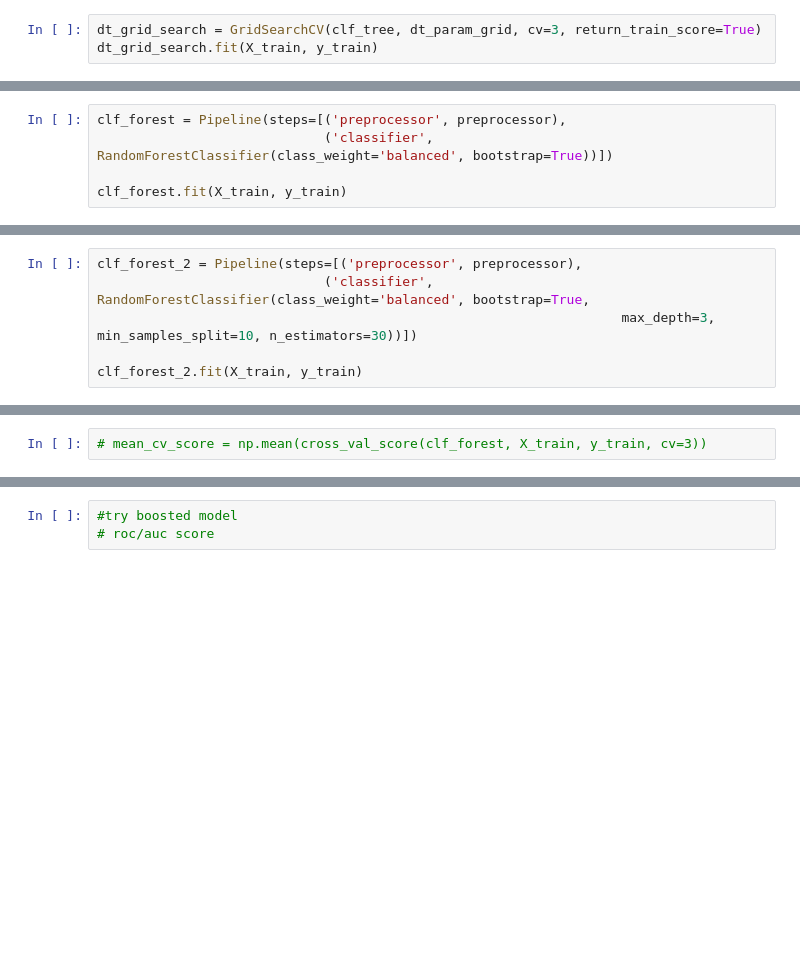
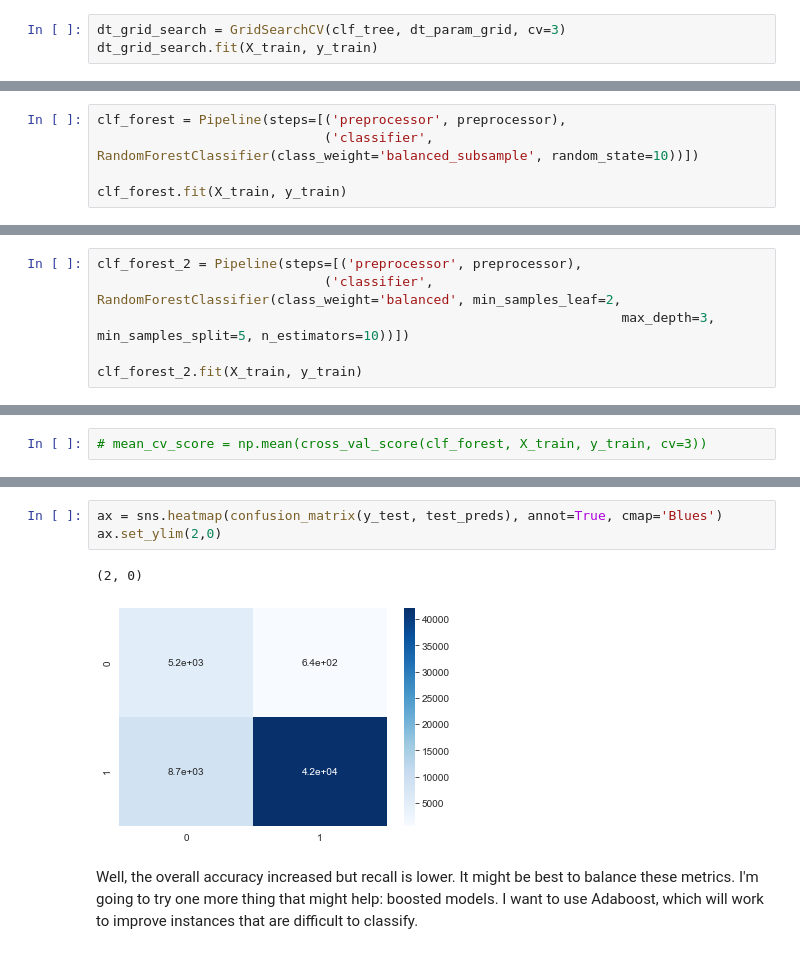
Before and after one commit to christisarv/tropical-storm-classification-project, a Jupyter notebook: Data Classification_Predicting Tropical Storms.ipynb, the cells around one changed output, grey strips where cells are left out. Cells and saved outputs as stored; diff of their text form; blank space fills up the shorter version.

```diff
--- a/Data Classification_Predicting Tropical Storms.ipynb
+++ b/Data Classification_Predicting Tropical Storms.ipynb
@@ -428,7 +451,7 @@ dt_param_grid = {
     'classifier__min_samples_leaf': [4, 6, 8]
 }
 # %%
-dt_grid_search = GridSearchCV(clf_tree, dt_param_grid, cv=3, return_train_score=True)
+dt_grid_search = GridSearchCV(clf_tree, dt_param_grid, cv=3)
 dt_grid_search.fit(X_train, y_train)
 # %% [output]
 GridSearchCV(cv=3,
@@ -523,6 +552,6 @@ This still doesn't look great and the scores aren't amazing. I'm going to try a
 # %%
 clf_forest = Pipeline(steps=[('preprocessor', preprocessor),
-                             ('classifier', RandomForestClassifier(class_weight='balanced', bootstrap=True))])
+                             ('classifier', RandomForestClassifier(class_weight='balanced_subsample', random_state=10))])
 
 clf_forest.fit(X_train, y_train)
 # %% [output]
@@ -584,7 +614,7 @@ rf_grid_search.best_params_
 # %%
 clf_forest_2 = Pipeline(steps=[('preprocessor', preprocessor),
-                             ('classifier', RandomForestClassifier(class_weight='balanced', bootstrap=True,
-                                                                   max_depth=3, min_samples_split=10, n_estimators=30))])
+                             ('classifier', RandomForestClassifier(class_weight='balanced', min_samples_leaf=2,
+                                                                   max_depth=3, min_samples_split=5, n_estimators=10))])
 
 clf_forest_2.fit(X_train, y_train)
 # %% [output]
@@ -639,3 +671,8 @@ weighted avg       0.92      0.86      0.88     56606
-# %%
-#try boosted model
-# roc/auc score
+# %%
+ax = sns.heatmap(confusion_matrix(y_test, test_preds), annot=True, cmap='Blues')
+ax.set_ylim(2,0)
+# %% [output]
+(2, 0)
+[figure, added]
+# %% [markdown]
+Well, the overall accuracy increased but recall is lower. It might be best to balance these metrics. I'm going to try one more thing that might help: boosted models. I want to use Adaboost, which will work to improve instances that are difficult to classify.
```
Also changed, not shown: parts of 38 cells of this notebook, 3 other files.
